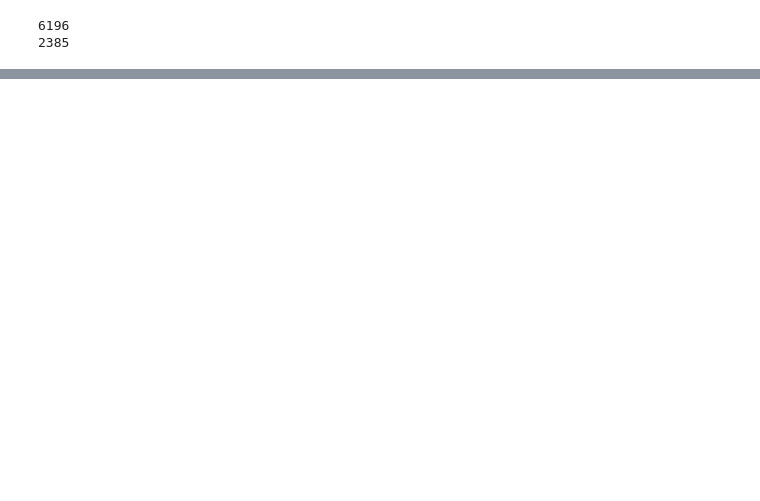
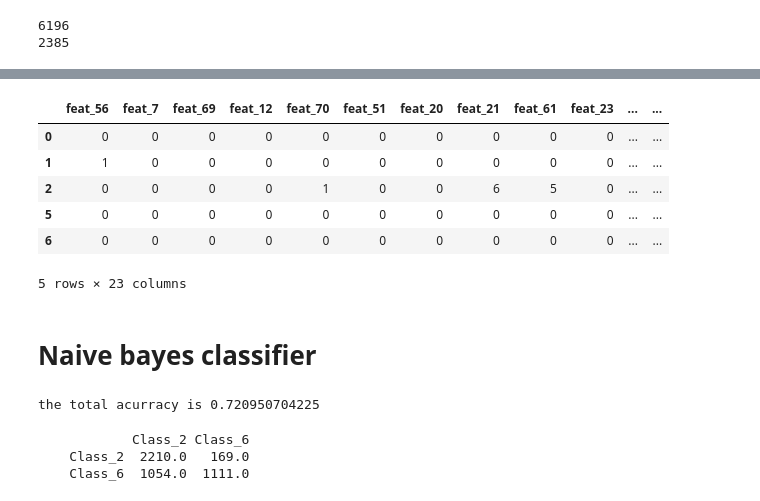
Before and after one commit to tyanay/Data-mining-project, a Jupyter notebook: Data mining project.ipynb, the cells around one changed output, grey strips where cells are left out. Drawn from its saved outputs; the diff is of its cells as text; code cells hidden in the pictures; blank space fills up the shorter version.

```diff
--- a/Data mining project.ipynb
+++ b/Data mining project.ipynb
@@ -214,0 +219,64 @@ print df[(df['zeros_number']==10) & (df['target']=='Class_6')].shape[0]
+# %%
+# new 10 fetures- binary_feat= 0 if the feature=0, 1 else
+columns_names = x.columns # need here the original data, without the extra features or target
+for col in columns_names:
+    df['binary_' + col] = (df[col]!=0).astype(int)
+df.head(5) #validation
+# %% [output]
+|  | feat_56 | feat_7 | feat_69 | feat_12 | feat_70 | feat_51 | feat_20 | feat_21 | feat_61 | feat_23 | ... | ... |
+| 0 | 0 | 0 | 0 | 0 | 0 | 0 | 0 | 0 | 0 | 0 | ... | ... |
+| 1 | 1 | 0 | 0 | 0 | 0 | 0 | 0 | 0 | 0 | 0 | ... | ... |
+| 2 | 0 | 0 | 0 | 0 | 1 | 0 | 0 | 6 | 5 | 0 | ... | ... |
+| 5 | 0 | 0 | 0 | 0 | 0 | 0 | 0 | 0 | 0 | 0 | ... | ... |
+| 6 | 0 | 0 | 0 | 0 | 0 | 0 | 0 | 0 | 0 | 0 | ... | ... |
+5 rows × 23 columns
+# %% [markdown]
+# Naive bayes classifier
+# %%
+from sklearn.naive_bayes import GaussianNB
+from sklearn.model_selection import train_test_split
+from sklearn.metrics import confusion_matrix
+train, test = train_test_split(df, test_size=0.2)
+train_x, test_x = train.drop(['target'], axis=1), test.drop(['target'], axis=1)
+train_y, test_y = train['target'], test['target']
+
+clf = GaussianNB(priors = None)
+clf.fit(train_x, train_y) #train the model on the train data
+pred = clf.predict(test_x) # == test_y).sum() / float(test.shape[0]) #predict with the model on the test data and print the accuration
+print "the total acurracy is " + str(((pred == test_y).sum() / float(test.shape[0])))
+# %% [output]
+the total acurracy is 0.720950704225
+# %%
+def print_cm(cm, labels, hide_zeroes=False, hide_diagonal=False, hide_threshold=None): #code from github : https://gist.github.com/zachguo/10296432
+    """pretty print for confusion matrixes"""
+    columnwidth = max([len(x) for x in labels]+[5]) # 5 is value length
+    empty_cell = " " * columnwidth
+    # Print header
+    print "    " + empty_cell,
+    for label in labels:
+        print "%{0}s".format(columnwidth) % label,
+    print
+    # Print rows
+    for i, label1 in enumerate(labels):
+        print "    %{0}s".format(columnwidth) % label1,
+        for j in range(len(labels)):
+            cell = "%{0}.1f".format(columnwidth) % cm[i, j]
+            if hide_zeroes:
+                cell = cell if float(cm[i, j]) != 0 else empty_cell
+            if hide_diagonal:
+                cell = cell if i != j else empty_cell
+            if hide_threshold:
+                cell = cell if cm[i, j] > hide_threshold else empty_cell
+            print cell,
+        print
+
+# first generate with specified labels
+labels = ['Class_2', 'Class_6']
+cm = confusion_matrix(test_y, pred, labels, sample_weight=None)
+
+# then print it in a pretty way
+print_cm(cm, labels)
+# %% [output]
+            Class_2 Class_6
+    Class_2  2210.0   169.0
+    Class_6  1054.0  1111.0
```
Also changed, not shown: parts of 5 cells of this notebook.
